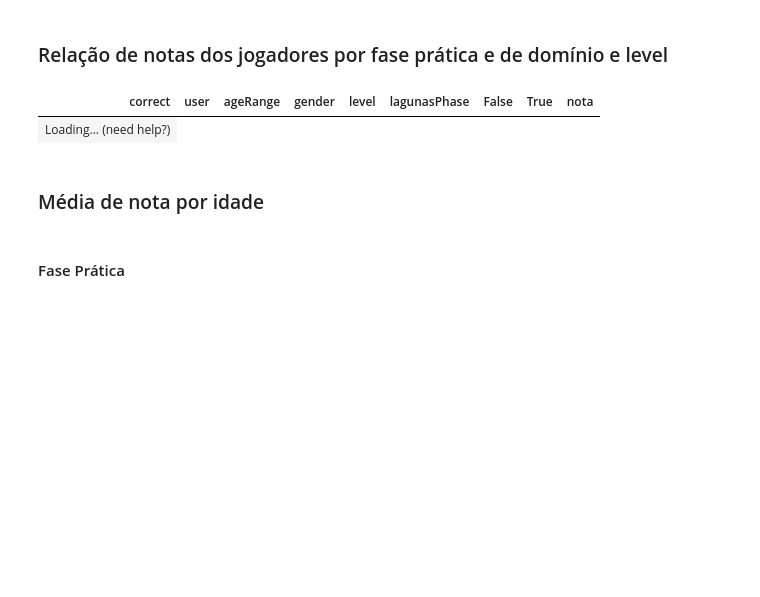
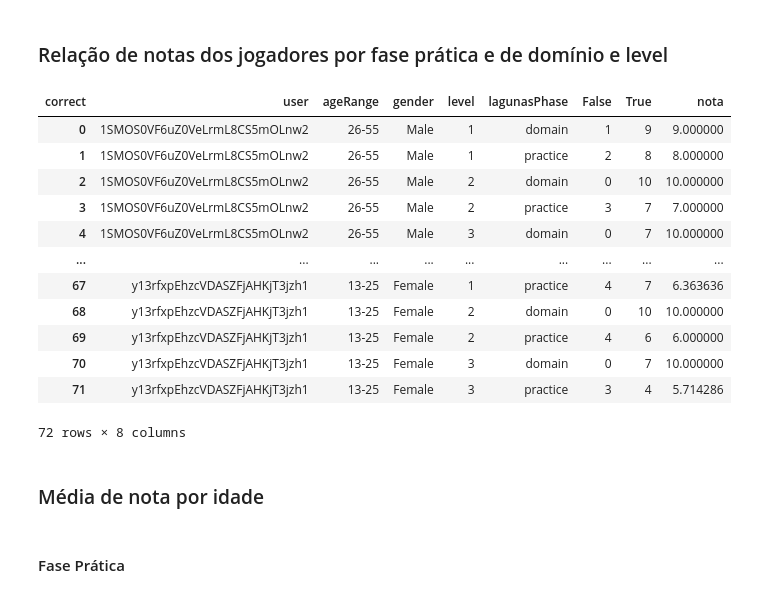
Before and after one commit to caiohsfar/tcc-analysis, a Jupyter notebook: tcc.ipynb, the cells around one changed output. Saved outputs shown, nothing was run; the diff lists cells and outputs as text; code cells hidden in the pictures; blank space fills up the shorter version.

```diff
--- a/tcc.ipynb
+++ b/tcc.ipynb
@@ -93,22 +118,31 @@ show(user_nota)
 # %%
 #user_nota_level
 
 user_nota_level = a_questions_df.query("attemptNumber == 1").groupby(["user", "level", "lagunasPhase", "ageRange", "gender", "correct"], as_index=False)["question"].count()
 
 user_nota_level = user_nota_level.pivot_table(index=["user", "ageRange", "gender", "level", "lagunasPhase"],
                     columns=["correct"],
                     values='question',
                     fill_value=0,
                     aggfunc='sum').reset_index()
 
 user_nota_level["nota"] = (user_nota_level.iloc[:,6] / (user_nota_level.iloc[:,6] + user_nota_level.iloc[:,5])) * 10
 
-show(user_nota_level)
-
-#user_nota_level.query("user =='kElSsXoFsvN9lUupxzWAmJPJhbz1'")
+user_nota_level
 # %% [output]
 | correct | user | ageRange | gender | level | lagunasPhase | False | True | nota |
-| Loading... (need help?) |
+| 0 | 1SMOS0VF6uZ0VeLrmL8CS5mOLnw2 | 26-55 | Male | 1 | domain | 1 | 9 | 9.000000 |
+| 1 | 1SMOS0VF6uZ0VeLrmL8CS5mOLnw2 | 26-55 | Male | 1 | practice | 2 | 8 | 8.000000 |
+| 2 | 1SMOS0VF6uZ0VeLrmL8CS5mOLnw2 | 26-55 | Male | 2 | domain | 0 | 10 | 10.000000 |
+| 3 | 1SMOS0VF6uZ0VeLrmL8CS5mOLnw2 | 26-55 | Male | 2 | practice | 3 | 7 | 7.000000 |
+| 4 | 1SMOS0VF6uZ0VeLrmL8CS5mOLnw2 | 26-55 | Male | 3 | domain | 0 | 7 | 10.000000 |
+| ... | ... | ... | ... | ... | ... | ... | ... | ... |
+| 67 | y13rfxpEhzcVDASZFjAHKjT3jzh1 | 13-25 | Female | 1 | practice | 4 | 7 | 6.363636 |
+| 68 | y13rfxpEhzcVDASZFjAHKjT3jzh1 | 13-25 | Female | 2 | domain | 0 | 10 | 10.000000 |
+| 69 | y13rfxpEhzcVDASZFjAHKjT3jzh1 | 13-25 | Female | 2 | practice | 4 | 6 | 6.000000 |
+| 70 | y13rfxpEhzcVDASZFjAHKjT3jzh1 | 13-25 | Female | 3 | domain | 0 | 7 | 10.000000 |
+| 71 | y13rfxpEhzcVDASZFjAHKjT3jzh1 | 13-25 | Female | 3 | practice | 3 | 4 | 5.714286 |
+72 rows × 8 columns
 # %% [markdown]
 ### Média de nota por idade
 # %% [markdown]
```
Also changed, not shown: parts of 17 cells of this notebook.
